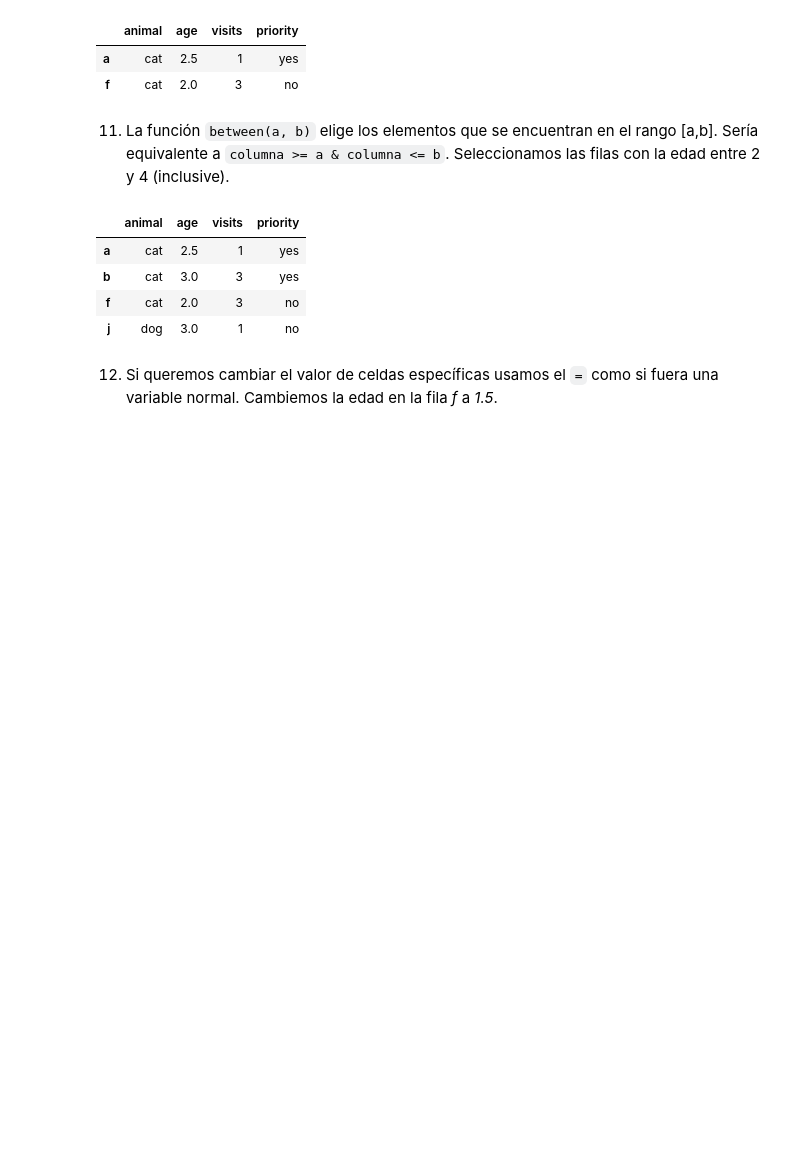
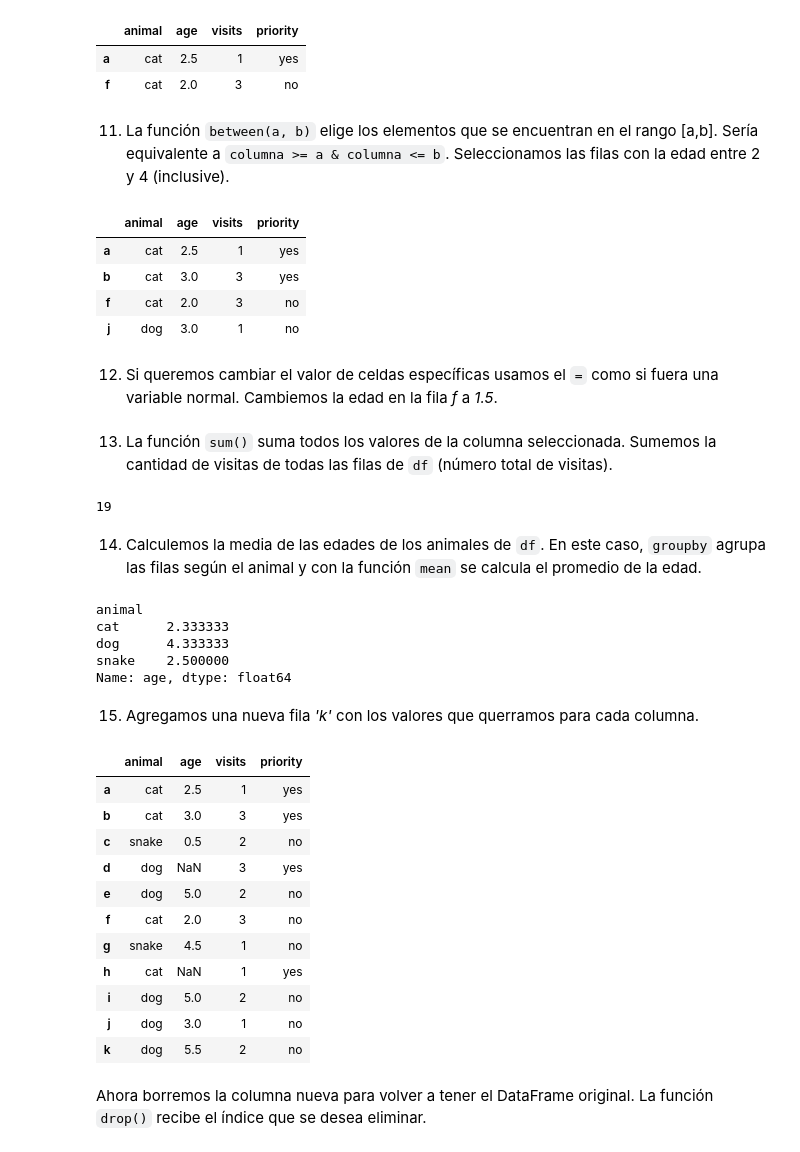
Before and after one commit to PabloDiosquez/Algoritmos_Y_Programacion_UBA, a Jupyter notebook: Pandas.ipynb, the cells around one changed output. Saved outputs shown, nothing was run; the diff lists cells and outputs as text; code cells hidden in the pictures; blank space fills up the shorter version.

```diff
--- a/Pandas.ipynb
+++ b/Pandas.ipynb
@@ -183,3 +183,39 @@ df[df['age'].between(2, 4)]
 12. Si queremos cambiar el valor de celdas específicas usamos el `=` como si fuera una variable normal. Cambiemos la edad en la fila *f* a *1.5*.
 # %%
 df.loc[['f'], 'age'] = 1.5
+# %% [markdown]
+13. La función `sum()` suma todos los valores de la columna seleccionada. Sumemos la cantidad de visitas de todas las filas de `df` (número total de visitas).
+# %%
+df['visits'].sum()
+# %% [output]
+19
+# %% [markdown]
+14. Calculemos la media de las edades de los animales de `df`. En este caso, `groupby` agrupa las filas según el animal y con la función `mean` se calcula el promedio de la edad.
+# %%
+df.groupby('animal')['age'].mean()
+# %% [output]
+animal
+cat      2.333333
+dog      4.333333
+snake    2.500000
+Name: age, dtype: float64
+# %% [markdown]
+15. Agregamos una nueva fila *'k'* con los valores que querramos para cada columna.
+# %%
+df.loc['k'] = ['dog', 5.5, 2, 'no']
+df
+# %% [output]
+|  | animal | age | visits | priority |
+| a | cat | 2.5 | 1 | yes |
+| b | cat | 3.0 | 3 | yes |
+| c | snake | 0.5 | 2 | no |
+| d | dog | NaN | 3 | yes |
+| e | dog | 5.0 | 2 | no |
+| f | cat | 2.0 | 3 | no |
+| g | snake | 4.5 | 1 | no |
+| h | cat | NaN | 1 | yes |
+| i | dog | 5.0 | 2 | no |
+| j | dog | 3.0 | 1 | no |
+| k | dog | 5.5 | 2 | no |
+# %% [markdown]
+Ahora borremos la columna nueva para volver a tener el DataFrame original. La función `drop()` recibe el índice que se desea eliminar.
```
Also changed, not shown: parts of 9 cells of this notebook.
